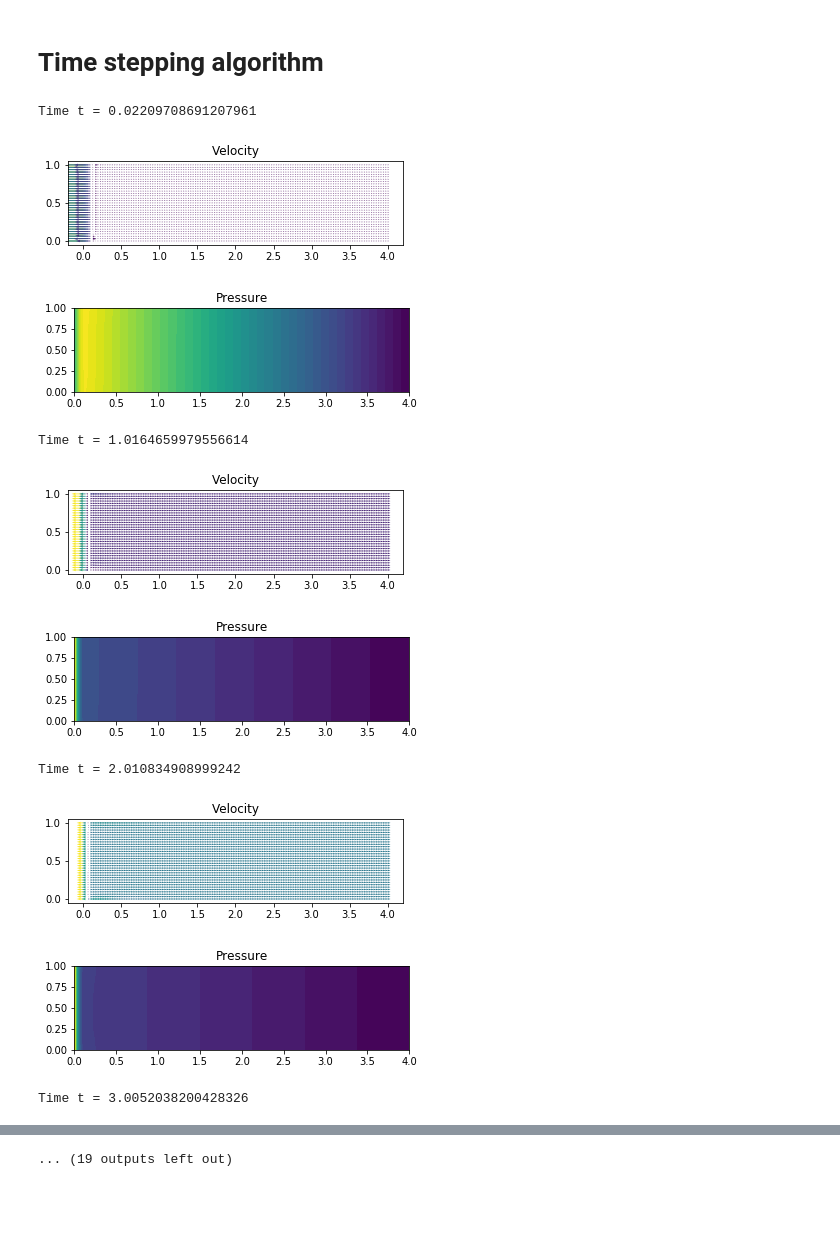
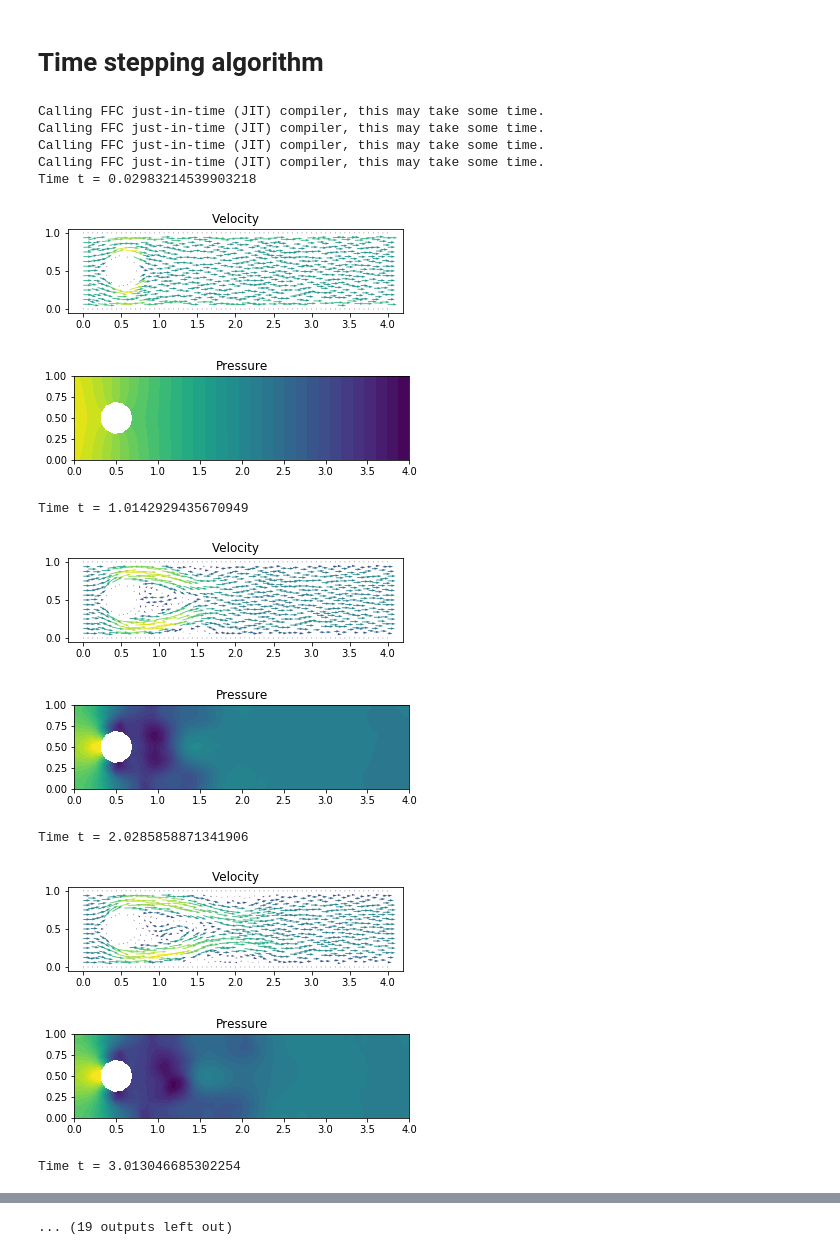
Before and after one commit to johanhoffman/crocodile-heart, a Jupyter notebook: Brinkman_NSE.ipynb, the cells around one changed output, grey strips where cells are left out. Drawn from its saved outputs; the diff is of its cells as text; code cells hidden in the pictures; blank space fills up the shorter version.

```diff
--- a/Brinkman_NSE.ipynb
+++ b/Brinkman_NSE.ipynb
@@ -60,8 +60,8 @@ upper = Upper()
 resolution = 32
 
 # Generate mesh
-mesh = RectangleMesh(Point(0.0, 0.0), Point(L, H), L*resolution, H*resolution)
-#mesh = generate_mesh(Rectangle(Point(0.0,0.0), Point(L,H)) - Circle(Point(0.5,0.5*H),0.2), resolution)
+#mesh = RectangleMesh(Point(0.0, 0.0), Point(L, H), L*resolution, H*resolution)
+mesh = generate_mesh(Rectangle(Point(0.0,0.0), Point(L,H)) - Circle(Point(0.5,0.5*H),0.2), resolution)
 
 # Define mesh functions
 boundaries = MeshFunction("size_t", mesh, mesh.topology().dim()-1)
@@ -129,6 +129,7 @@ dbc_right = DirichletBoundaryRight()
 dbc_objects = DirichletBoundaryObjects()
 
 #uin = Expression('4.0*x[1]*(1-x[1])', element = V.sub(0).ufl_element())
+#uin = Expression('1.0 + 1.0*fabs(sin(t))', element = V.sub(0).ufl_element(), t=0.0)
 uin = 1.0
 #bcuin = DirichletBC(V, (uin, 0.0), dbc_left)
 bcu_in0 = DirichletBC(V.sub(0), uin, dbc_left)
@@ -142,16 +143,16 @@ bcu_obj1 = DirichletBC(V.sub(1), 0.0, dbc_objects)
 #bcuw0 = DirichletBC(V, (0.0, 0.0), dbc_lower)
 #bcuw1 = DirichletBC(V, (0.0, 0.0), dbc_upper)
 
-pin = 5.0
+pin = Expression('5.0*fabs(sin(t))', element = Q.ufl_element(), t=0.0)
 pout = 0.0
 bcp0 = DirichletBC(Q, pin, dbc_left)
 bcp1 = DirichletBC(Q, pout, dbc_right)
 
-#bcu = [bcu_in0, bcu_in1, bcu_upp0, bcu_upp1, bcu_low0, bcu_low1, bcu_obj0, bcu_obj1]
-#bcu = [bcu_in0, bcu_in1, bcu_upp1, bcu_low1, bcu_obj0, bcu_obj1]
-bcu = [bcu_upp1, bcu_low1, bcu_obj0, bcu_obj1]
-#bcp = [bcp1]
-bcp = [bcp0, bcp1]
+bcu = [bcu_in0, bcu_in1, bcu_upp0, bcu_upp1, bcu_low0, bcu_low1, bcu_obj0, bcu_obj1]
+#bcu = [bcu_in0, bcu_in1, bcu_upp1, bcu_low1]
+#bcu = [bcu_upp1, bcu_low1, bcu_obj0, bcu_obj1]
+bcp = [bcp1]
+#bcp = [bcp0, bcp1]
 # %% [markdown]
 # Define method parameters
 # %%
@@ -193,8 +194,8 @@ d2 = h*u_mag
 um = 0.5*(u + u0)
 um1 = 0.5*(u1 + u0)
 Fu = inner((u - u0)/dt + grad(um)*um1, v)*dx - p1*div(v)*dx + nu*inner(grad(um), grad(v))*dx \
-     + d1*inner((u - u0)/dt + grad(um)*um1 + grad(p1), grad(v)*um1)*dx + kc*inner(um,v)*dx \
-     + d2*div(um)*div(v)*dx
+    + d1*inner((u - u0)/dt + grad(um)*um1 + grad(p1), grad(v)*um1)*dx + d2*div(um)*div(v)*dx \
+    + kc*inner(um,v)*dx
 au = lhs(Fu)
 Lu = rhs(Fu)
 
@@ -226,6 +227,8 @@ while t < T + DOLFIN_EPS:
 
     #s = 'Time t = ' + repr(t)
     #print(s)
+
+    pin.t = t
 
     # Solve non-linear problem
     k = 0
@@ -253,40 +256,44 @@ while t < T + DOLFIN_EPS:
 
     if t > plot_time:
 
         s = 'Time t = ' + repr(t)
         print(s)
 
         # Save solution to file
         file_u << u1
         file_p << p1
 
         # Plot solution
         plt.figure()
         plot(u1, title="Velocity")
 
         plt.figure()
         plot(p1, title="Pressure")
 
         plot_time += T/plot_freq
 
         plt.show()
 
     # Update time step
     u0.assign(u1)
     t += dt
 
 plt.show()
 
 !tar -czvf results-BNS.tar.gz results-BNS
 files.download('results-BNS.tar.gz')
 # %% [output]
-Time t = 0.02209708691207961
+Calling FFC just-in-time (JIT) compiler, this may take some time.
+Calling FFC just-in-time (JIT) compiler, this may take some time.
+Calling FFC just-in-time (JIT) compiler, this may take some time.
+Calling FFC just-in-time (JIT) compiler, this may take some time.
+Time t = 0.02983214539903218
-[figure, old version]
+[figure, new version]
-[figure, old version]
+[figure, new version]
-Time t = 1.0164659979556614
+Time t = 1.0142929435670949
-[figure, old version]
+[figure, new version]
-[figure, old version]
+[figure, new version]
-Time t = 2.010834908999242
+Time t = 2.0285858871341906
-[figure, old version]
+[figure, new version]
-[figure, old version]
+[figure, new version]
-Time t = 3.0052038200428326
+Time t = 3.013046685302254
```
Also changed, not shown: parts of 1 cell of this notebook.
